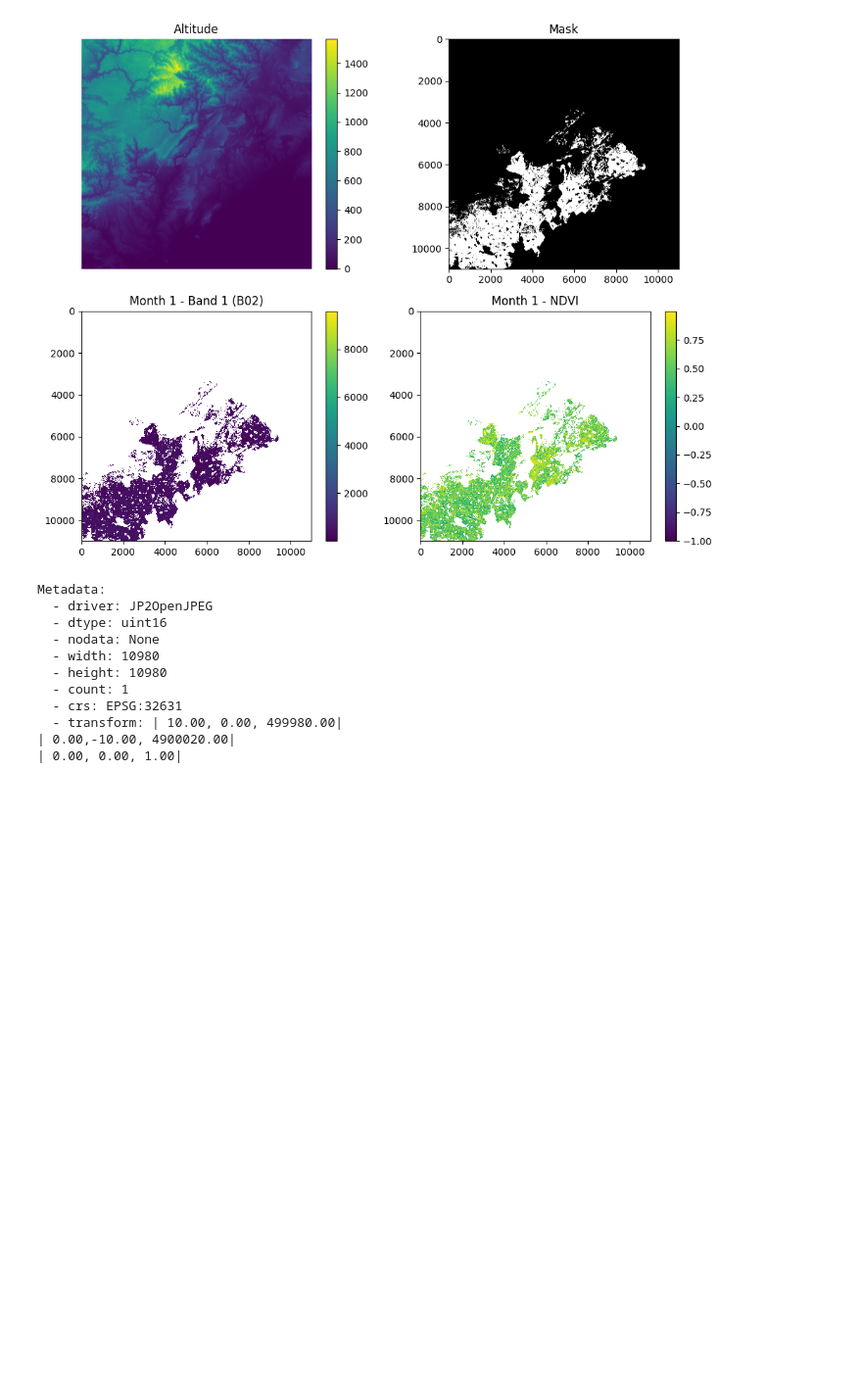
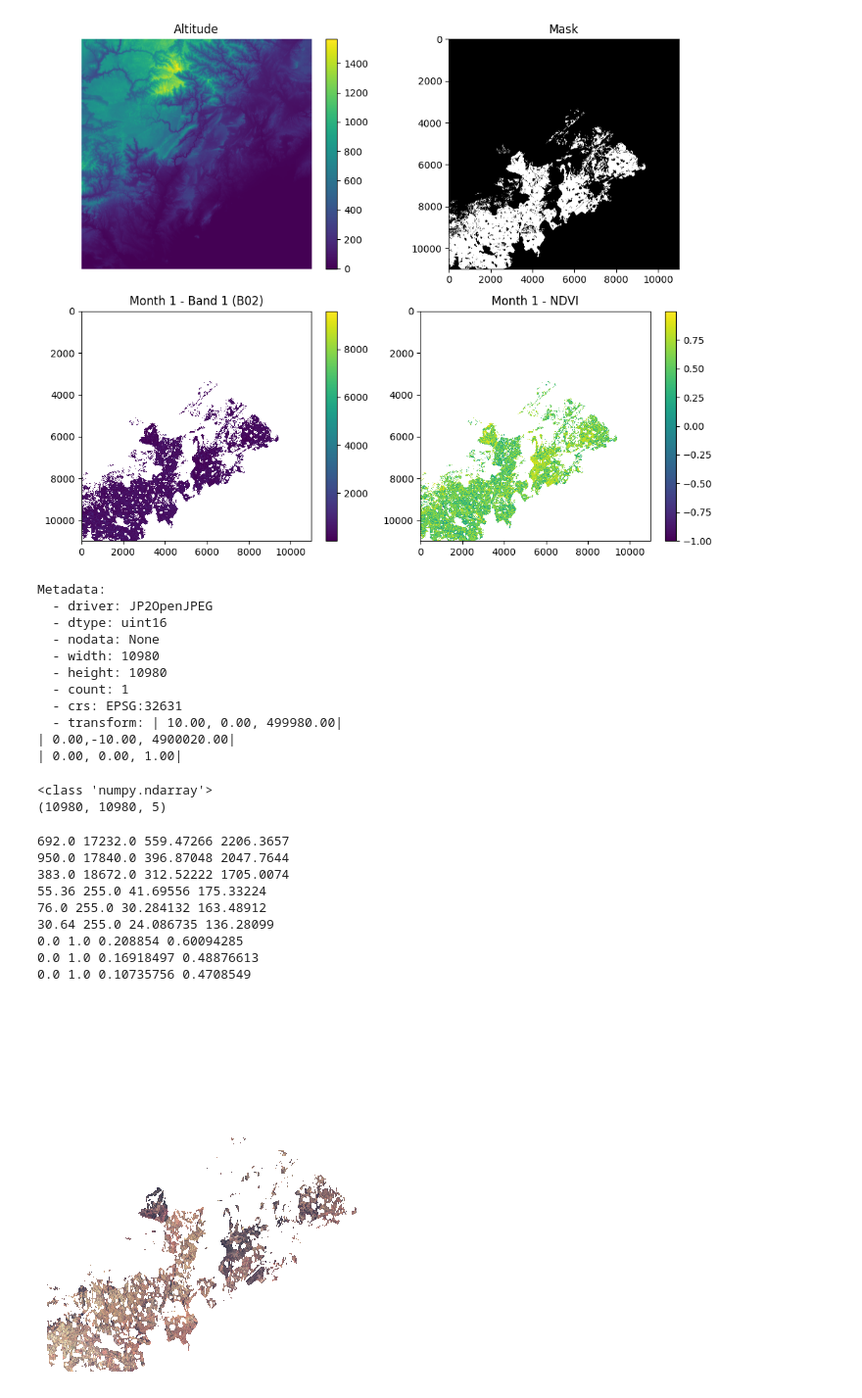
Before and after one commit to Leo-Maltoni/Ter-2024, a Jupyter notebook: open_hypercube.ipynb, the cells around one changed output. Shown: that part at 98% size. Drawn from its saved outputs; the diff is of its cells as text; code cells hidden in the pictures; blank space fills up the shorter version.

```diff
--- a/open_hypercube.ipynb
+++ b/open_hypercube.ipynb
@@ -67,3 +67,65 @@ Metadata:
   - transform: | 10.00, 0.00, 499980.00|
 | 0.00,-10.00, 4900020.00|
 | 0.00, 0.00, 1.00|
+# %%
+with h5py.File('hypercube.h5', 'r') as hdf_file:
+    band = hdf_file["6"][:]
+    print(type(band))
+    print(band.shape)
+# %% [output]
+<class 'numpy.ndarray'>
+(10980, 10980, 5)
+# %%
+brightness_factor = 1.5
+
+r = band[:,:,2]
+g = band[:,:,1]
+b = band[:,:,0]
+
+def normalize(x):
+    return (x-np.nanmin(x))/(np.nanmax(x)-np.nanmin(x))
+
+def stats(x):
+    print(np.nanmin(x), np.nanmax(x), np.nanstd(x), np.nanmean(x))
+
+def brighten(band):
+    alpha=0.08
+    beta=0
+    return np.clip(alpha*band+beta, 0,255)
+
+stats(r)
+stats(g)
+stats(b)
+
+r = brighten(r)
+g = brighten(g)
+b = brighten(b)
+
+stats(r)
+stats(g)
+stats(b)
+
+r = normalize(r)
+g = normalize(g)
+b = normalize(b)
+
+stats(r)
+stats(g)
+stats(b)
+
+rgb = np.dstack([r,g,b])
+
+plt.imshow(rgb)
+plt.axis("off")
+plt.show()
+# %% [output]
+692.0 17232.0 559.47266 2206.3657
+950.0 17840.0 396.87048 2047.7644
+383.0 18672.0 312.52222 1705.0074
+55.36 255.0 41.69556 175.33224
+76.0 255.0 30.284132 163.48912
+30.64 255.0 24.086735 136.28099
+0.0 1.0 0.208854 0.60094285
+0.0 1.0 0.16918497 0.48876613
+0.0 1.0 0.10735756 0.4708549
+[figure, added]
```
Also changed, not shown: parts of 1 cell of this notebook.
